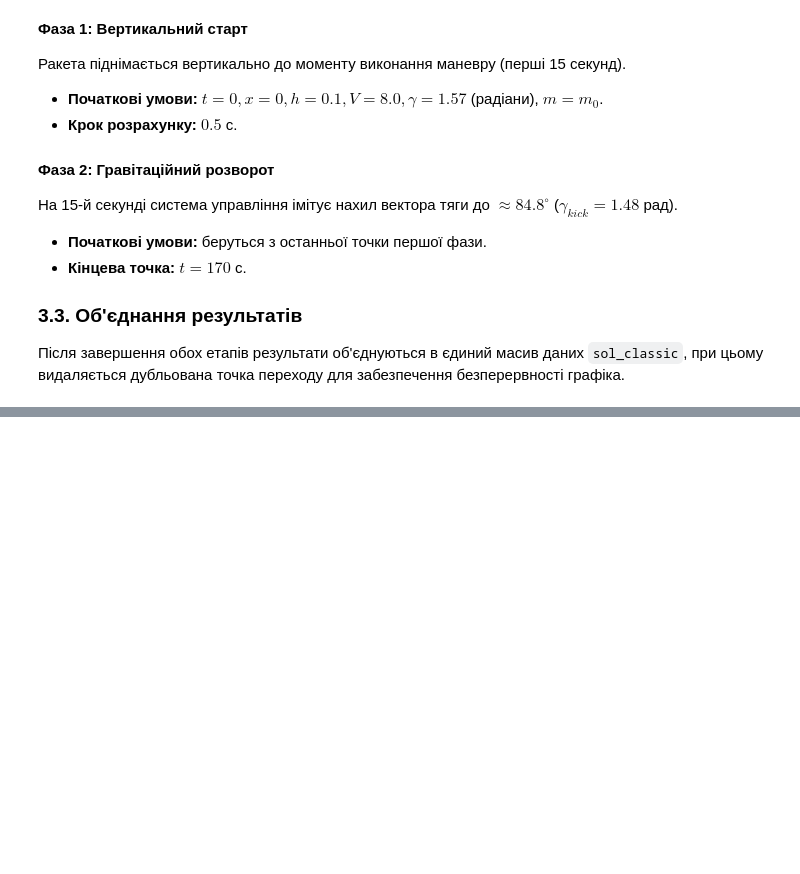
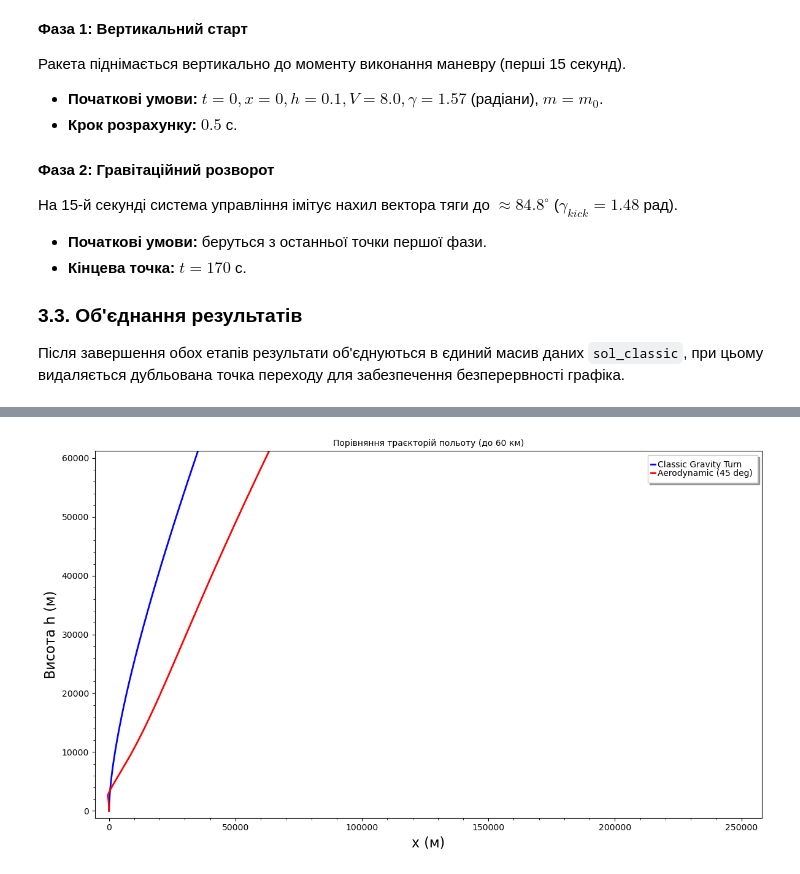
Before and after one commit to diana-skybun/Comparative-Analysis-of-Launch-Trajectory-Efficiency-with-SageMath, a Jupyter notebook: core.ipynb, the cells around one changed output, grey strips where cells are left out. Drawn from its saved outputs; the diff is of its cells as text; code cells hidden in the pictures; blank space fills up the shorter version.

```diff
--- a/core.ipynb
+++ b/core.ipynb
@@ -340,0 +358,27 @@ for row in table2_data:
+# %%
+# ==============================================================================
+# БЛОК ВІЗУАЛІЗАЦІЇ: ГРАФІЧНЕ ПОРІВНЯННЯ
+# ==============================================================================
+
+# 1. ПІДГОТОВКА ДАНИХ (Декомпозиція масивів на пари значень)
+# Класика
+traj_classic = [(p[1], p[2]) for p in sol_classic]      # (x, h)
+vel_classic  = [(p[0], p[3]) for p in sol_classic]      # (t, V)
+fuel_classic = [(p[0], m0 - p[5]) for p in sol_classic] # (t, m0 - m)
+
+# Аеродинамічний старт (45 градусів)
+traj_45 = [(p[1], p[2]) for p in sol_45]
+vel_45  = [(p[0], p[3]) for p in sol_45]
+fuel_45 = [(p[0], m0 - p[5]) for p in sol_45]
+
+p1 = line(traj_classic, color='blue', thickness=2, legend_label='Classic Gravity Turn')
+p1 += line(traj_45, color='red', thickness=2, legend_label='Aerodynamic (45 deg)')
+p1.axes_labels(['x (м)', 'Висота h (м)'])
+show(p1,
+     title='Порівняння траєкторій польоту (до 60 км)',
+     ymin=0, ymax=60000,
+     frame=True,
+     axes=False,
+     figsize=[12, 7])
+# %% [output]
+[figure, added]
```
Also changed, not shown: parts of 6 cells of this notebook.
